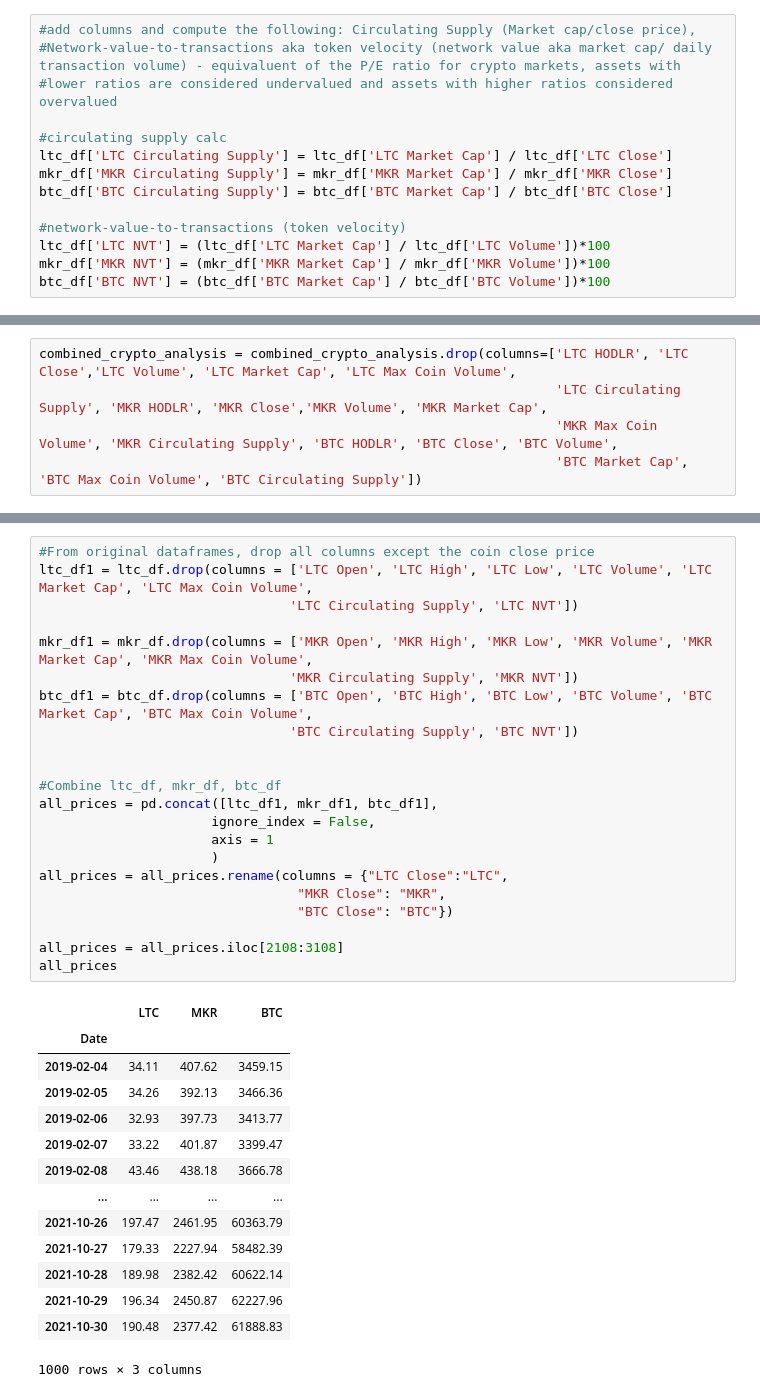
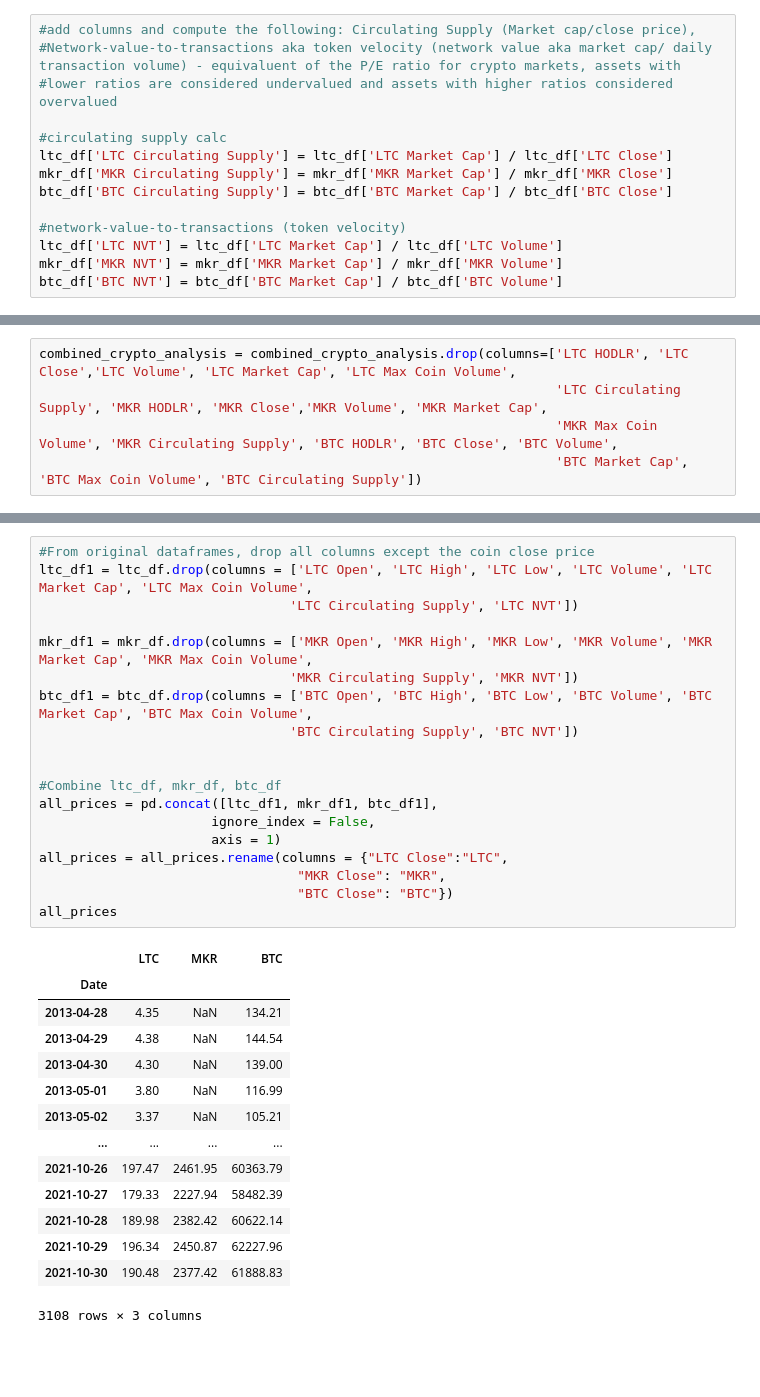
Before and after one commit to nairrekhabr/Project_3, a Jupyter notebook: ltc_mkr_analysis/LTC_MKR_analysis.ipynb, the cells around one changed output, grey strips where cells are left out. Drawn from its saved outputs; the diff is of its cells as text; blank space fills up the shorter version.

```diff
--- a/ltc_mkr_analysis/LTC_MKR_analysis.ipynb
+++ b/ltc_mkr_analysis/LTC_MKR_analysis.ipynb
@@ -84,9 +78,9 @@ mkr_df['MKR Circulating Supply'] = mkr_df['MKR Market Cap'] / mkr_df['MKR Close'
 btc_df['BTC Circulating Supply'] = btc_df['BTC Market Cap'] / btc_df['BTC Close']
 
 #network-value-to-transactions (token velocity)
-ltc_df['LTC NVT'] = (ltc_df['LTC Market Cap'] / ltc_df['LTC Volume'])*100
-mkr_df['MKR NVT'] = (mkr_df['MKR Market Cap'] / mkr_df['MKR Volume'])*100
-btc_df['BTC NVT'] = (btc_df['BTC Market Cap'] / btc_df['BTC Volume'])*100
+ltc_df['LTC NVT'] = ltc_df['LTC Market Cap'] / ltc_df['LTC Volume']
+mkr_df['MKR NVT'] = mkr_df['MKR Market Cap'] / mkr_df['MKR Volume']
+btc_df['BTC NVT'] = btc_df['BTC Market Cap'] / btc_df['BTC Volume']
 # %%
 mkr_df
 # %% [output]
@@ -310,37 +304,34 @@ combined_crypto_analysis
 # %%
 #From original dataframes, drop all columns except the coin close price
 ltc_df1 = ltc_df.drop(columns = ['LTC Open', 'LTC High', 'LTC Low', 'LTC Volume', 'LTC Market Cap', 'LTC Max Coin Volume',
                                 'LTC Circulating Supply', 'LTC NVT'])
 
 mkr_df1 = mkr_df.drop(columns = ['MKR Open', 'MKR High', 'MKR Low', 'MKR Volume', 'MKR Market Cap', 'MKR Max Coin Volume',
                                 'MKR Circulating Supply', 'MKR NVT'])
 btc_df1 = btc_df.drop(columns = ['BTC Open', 'BTC High', 'BTC Low', 'BTC Volume', 'BTC Market Cap', 'BTC Max Coin Volume',
                                 'BTC Circulating Supply', 'BTC NVT'])
 
 
 #Combine ltc_df, mkr_df, btc_df
 all_prices = pd.concat([ltc_df1, mkr_df1, btc_df1],
                       ignore_index = False,
-                      axis = 1
-                      )
+                      axis = 1)
 all_prices = all_prices.rename(columns = {"LTC Close":"LTC",
                                  "MKR Close": "MKR",
                                  "BTC Close": "BTC"})
-
-all_prices = all_prices.iloc[2108:3108]
 all_prices
 # %% [output]
 |  | LTC | MKR | BTC |
 | Date |  |  |  |
-| 2019-02-04 | 34.11 | 407.62 | 3459.15 |
-| 2019-02-05 | 34.26 | 392.13 | 3466.36 |
-| 2019-02-06 | 32.93 | 397.73 | 3413.77 |
-| 2019-02-07 | 33.22 | 401.87 | 3399.47 |
-| 2019-02-08 | 43.46 | 438.18 | 3666.78 |
+| 2013-04-28 | 4.35 | NaN | 134.21 |
+| 2013-04-29 | 4.38 | NaN | 144.54 |
+| 2013-04-30 | 4.30 | NaN | 139.00 |
+| 2013-05-01 | 3.80 | NaN | 116.99 |
+| 2013-05-02 | 3.37 | NaN | 105.21 |
 | ... | ... | ... | ... |
 | 2021-10-26 | 197.47 | 2461.95 | 60363.79 |
 | 2021-10-27 | 179.33 | 2227.94 | 58482.39 |
 | 2021-10-28 | 189.98 | 2382.42 | 60622.14 |
 | 2021-10-29 | 196.34 | 2450.87 | 62227.96 |
 | 2021-10-30 | 190.48 | 2377.42 | 61888.83 |
-1000 rows × 3 columns
+3108 rows × 3 columns
```
Also changed, not shown: parts of 38 cells of this notebook.
